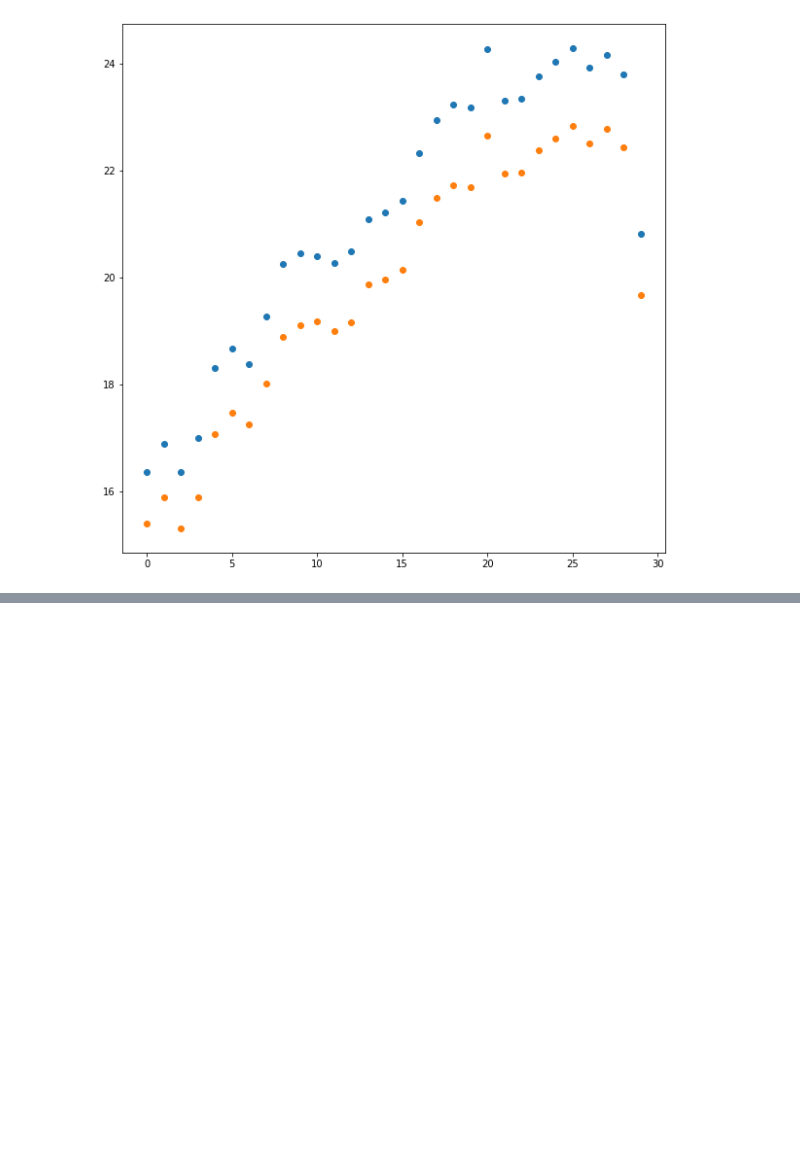
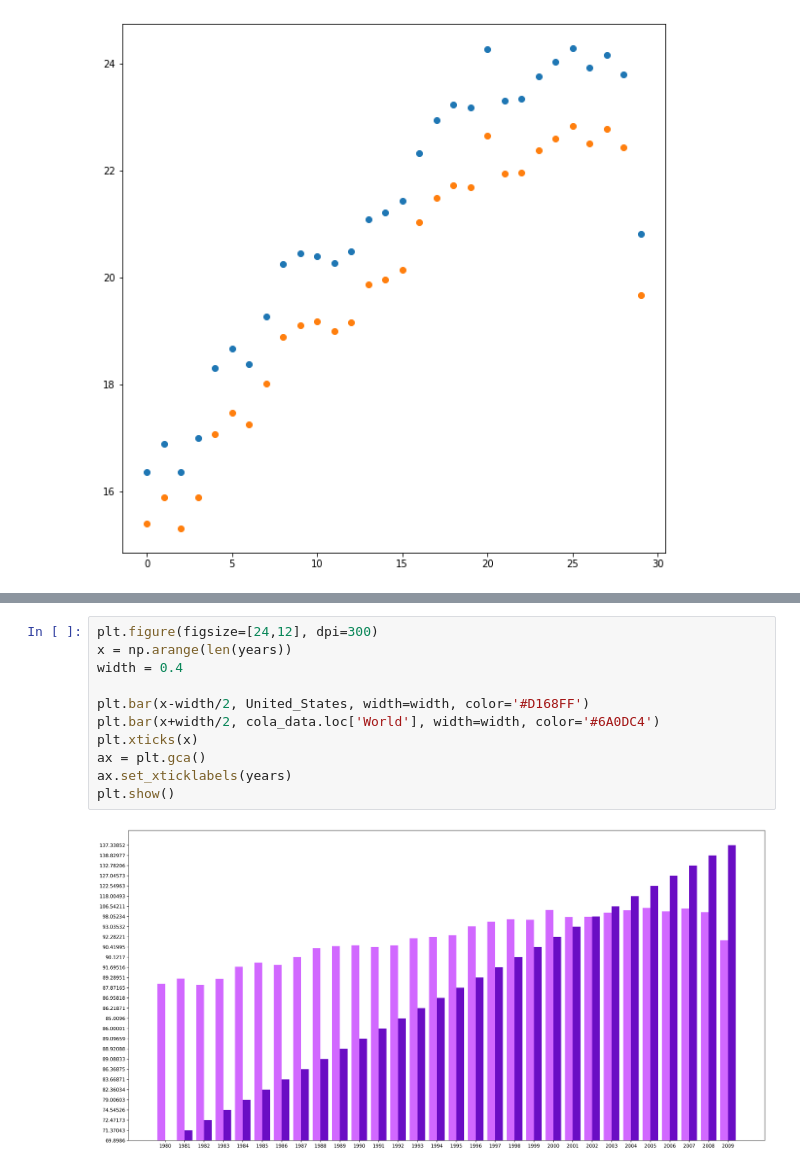
Before and after one commit to ashen007/Data-Visualization-with-Python, a Jupyter notebook: Lesson03/Extra/manipulating figure.ipynb, the cells around one changed output, grey strips where cells are left out. Cells and saved outputs as stored; diff of their text form; blank space fills up the shorter version.

```diff
--- a/Lesson03/Extra/manipulating figure.ipynb
+++ b/Lesson03/Extra/manipulating figure.ipynb
@@ -49,0 +79,13 @@ plt.savefig('cola.png', dip=300, bbox_inches='tight')
+# %%
+plt.figure(figsize=[24,12], dpi=300)
+x = np.arange(len(years))
+width = 0.4
+
+plt.bar(x-width/2, United_States, width=width, color='#D168FF')
+plt.bar(x+width/2, cola_data.loc['World'], width=width, color='#6A0DC4')
+plt.xticks(x)
+ax = plt.gca()
+ax.set_xticklabels(years)
+plt.show()
+# %% [output]
+[figure, added]
```
Also changed, not shown: parts of 6 cells of this notebook, 4 other files.
